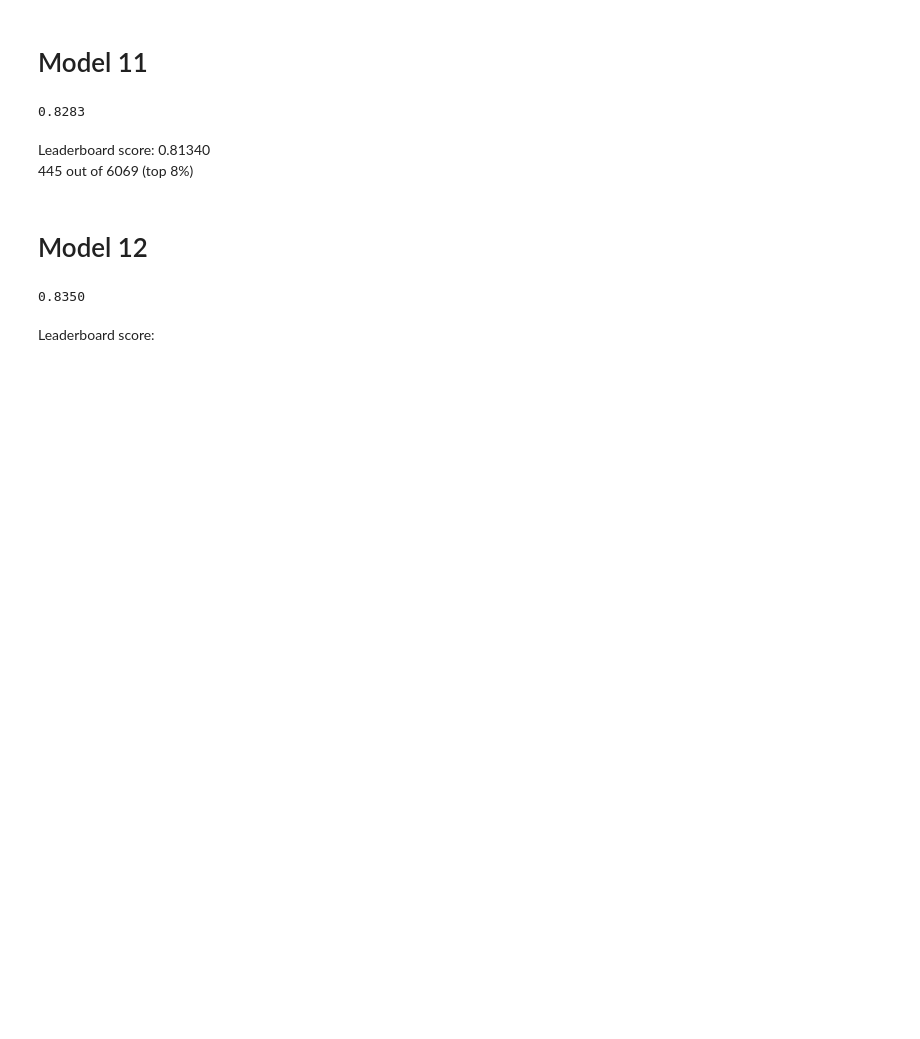
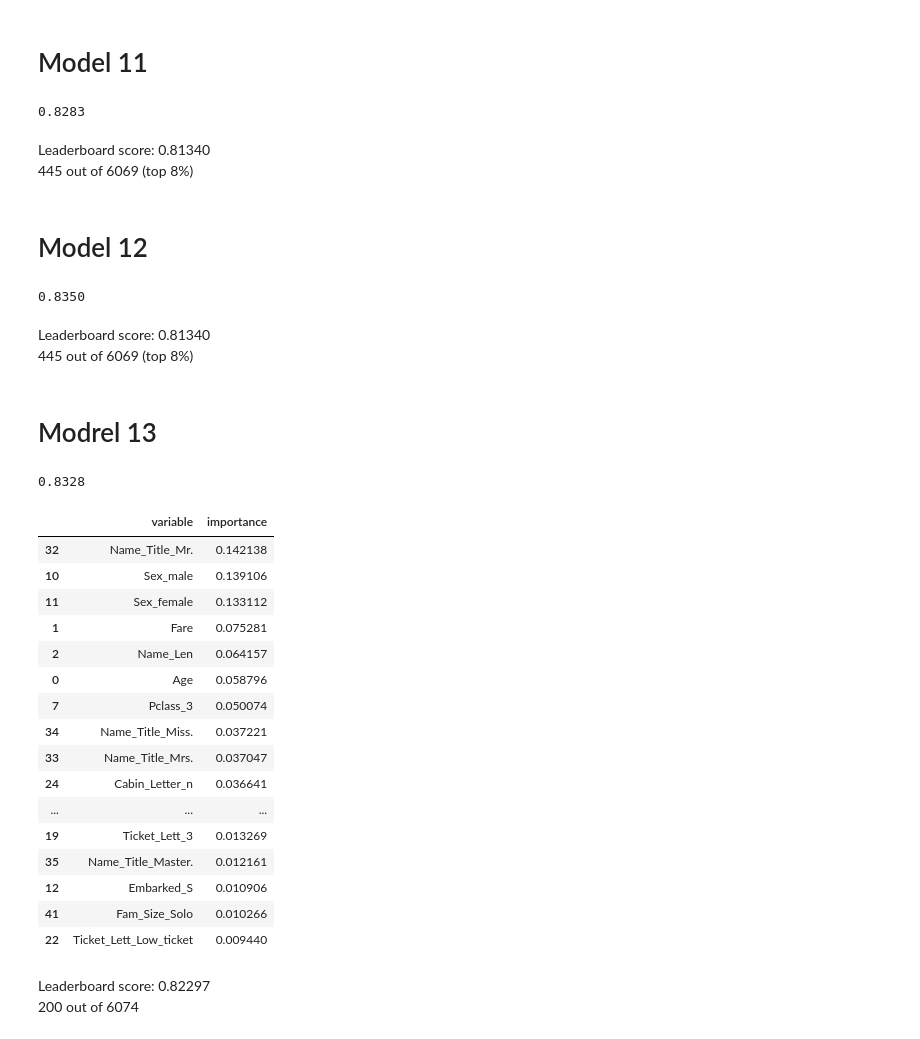
Before and after one commit to zlatankr/Projects, a Jupyter notebook: Titanic/model_RF.ipynb, the cells around one changed output. Saved outputs shown, nothing was run; the diff lists cells and outputs as text; code cells hidden in the pictures; blank space fills up the shorter version.

```diff
--- a/Titanic/model_RF.ipynb
+++ b/Titanic/model_RF.ipynb
@@ -876,5 +876,56 @@ predictions = rf12.predict(test.iloc[:, 1:])
 predictions = pd.DataFrame(predictions, columns=['Survived'])
 predictions = pd.concat((test.iloc[:, 0], predictions), axis = 1)
 predictions.to_csv(os.path.join('submission_files', 'y_test12.csv'), sep=",", index = False)
-# %% [markdown]
-Leaderboard score:
+# %% [markdown]
+Leaderboard score: 0.81340
+445 out of 6069 (top 8%)
+# %% [markdown]
+# Modrel 13
+# %%
+train = pd.read_csv(os.path.join('data', 'train.csv'))
+test = pd.read_csv(os.path.join('data', 'test.csv'))
+train, test = feature_process_helper.names(train, test)
+train, test = feature_process_helper.age_impute(train, test)
+train, test = feature_process_helper.cabin_num(train, test)
+train, test = feature_process_helper.cabin(train, test)
+train, test = feature_process_helper.embarked_impute(train, test)
+train, test = feature_process_helper.fam_size(train, test)
+train, test = feature_process_helper.ticket_grouped(train, test)
+train, test = feature_process_helper.dummies(train, test, columns = ['Pclass', 'Sex', 'Embarked', 'Ticket_Lett',
+                                                                     'Cabin_Letter', 'Name_Title', 'Fam_Size'])
+train, test = feature_process_helper.drop(train, test)
+# %%
+rf13 = RandomForestClassifier(criterion='gini',
+                             n_estimators=1000,
+                             min_samples_split=12,
+                             min_samples_leaf=5,
+                             max_features='auto',
+                             oob_score=True,
+                             random_state=1,
+                             n_jobs=-1)
+rf13.fit(train.iloc[:, 2:], train.iloc[:, 1])
+print "%.4f" % rf13.oob_score_
+# %% [output]
+0.8328
+# %%
+pd.concat((pd.DataFrame(train.iloc[:, 2:].columns, columns = ['variable']),
+           pd.DataFrame(rf13.feature_importances_, columns = ['importance'])),
+          axis = 1).sort_values(by='importance', ascending = False)[:20]
+# %% [output]
+|  | variable | importance |
+| 32 | Name_Title_Mr. | 0.142138 |
+| 10 | Sex_male | 0.139106 |
+| 11 | Sex_female | 0.133112 |
+| 1 | Fare | 0.075281 |
+| 2 | Name_Len | 0.064157 |
+| 0 | Age | 0.058796 |
+| 7 | Pclass_3 | 0.050074 |
+| 34 | Name_Title_Miss. | 0.037221 |
+| 33 | Name_Title_Mrs. | 0.037047 |
+| 24 | Cabin_Letter_n | 0.036641 |
+| ... | ... | ... |
+| 19 | Ticket_Lett_3 | 0.013269 |
+| 35 | Name_Title_Master. | 0.012161 |
+| 12 | Embarked_S | 0.010906 |
+| 41 | Fam_Size_Solo | 0.010266 |
+| 22 | Ticket_Lett_Low_ticket | 0.009440 |
@@ -880,0 +938,3 @@ Leaderboard score:
+# %% [markdown]
+Leaderboard score: 0.82297
+200 out of 6074
```
Also changed, not shown: parts of 1 cell of this notebook, 13 other files.
